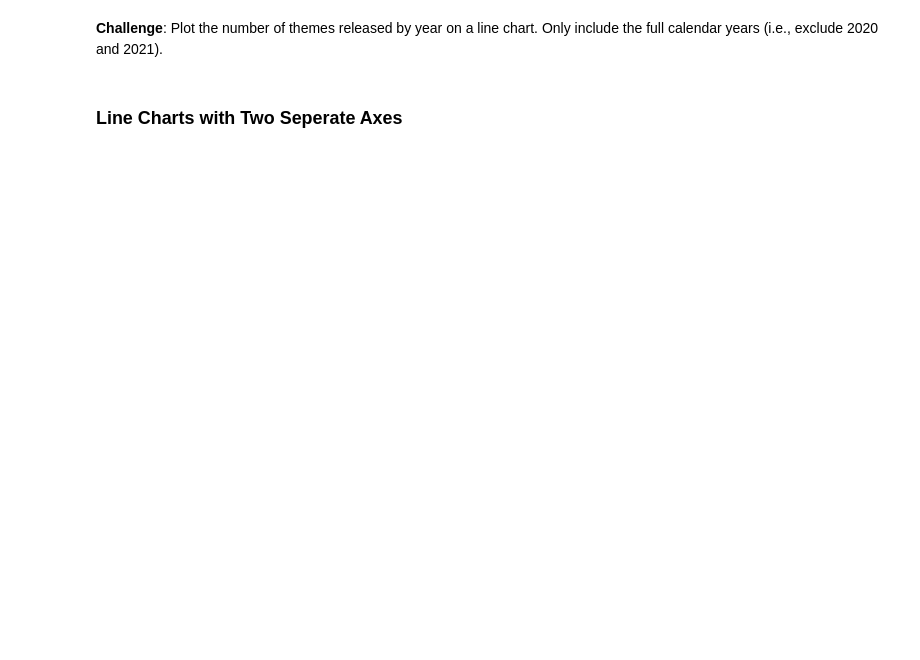
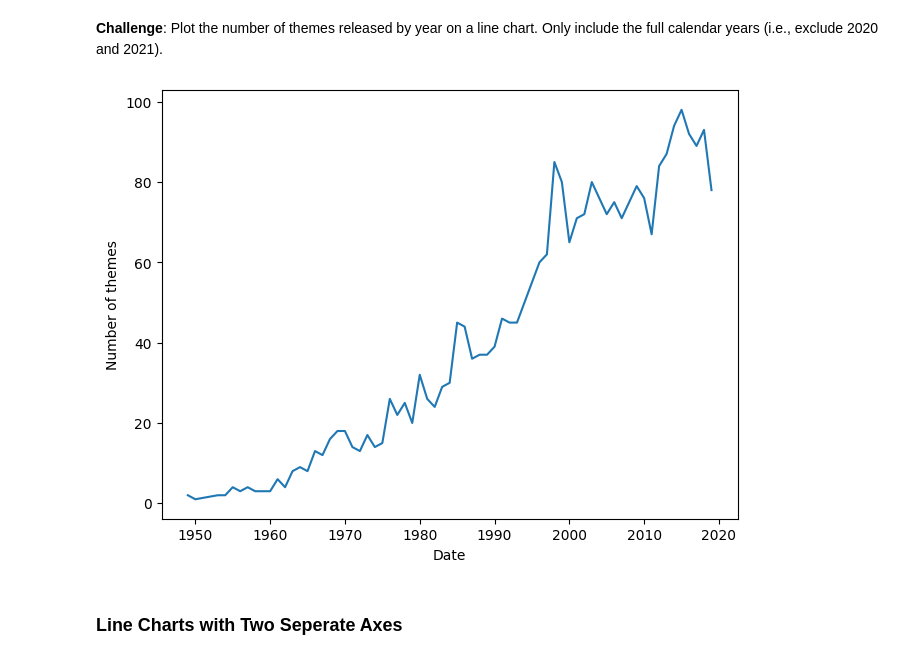
Before and after one commit to RafaelMoralesGallegos/100-days-of-Python, a Jupyter notebook: Day_74_LEGO_pd/Lego_Analysis_for_Course_(start).ipynb, the cells around one changed output. Cells and saved outputs as stored; diff of their text form; code cells hidden in the pictures; blank space fills up the shorter version.

```diff
--- a/Day_74_LEGO_pd/Lego_Analysis_for_Course_(start).ipynb
+++ b/Day_74_LEGO_pd/Lego_Analysis_for_Course_(start).ipynb
@@ -64,3 +153,7 @@ Note that the .csv file is from late 2020, so to plot the full calendar years, y
 ### Aggregate Data with the Python .agg() Function
 
 Let's work out the number of different themes shipped by year. This means we have to count the number of unique theme_ids per calendar year.
+# %%
+themes_by_year = sets_df.groupby(by='year').agg({'theme_id': pd.Series.nunique})
+themes_by_year.rename(columns={'theme_id': 'nr_themes'}, inplace=True)
+themes_by_year
@@ -67,4 +175,12 @@ Let's work out the number of different themes shipped by year. This means we hav
 # %% [markdown]
 **Challenge**: Plot the number of themes released by year on a line chart. Only include the full calendar years (i.e., exclude 2020 and 2021).
+# %%
+plt.figure(layout='constrained')
+plt.plot(themes_by_year[:-2].index, themes_by_year[:-2])
+plt.xlabel('Date')
+plt.ylabel('Number of themes')
+plt.show()
+# %% [output]
+[figure, added]
 # %% [markdown]
 ### Line Charts with Two Seperate Axes
```
Also changed, not shown: parts of 32 cells of this notebook, 1 other file.
